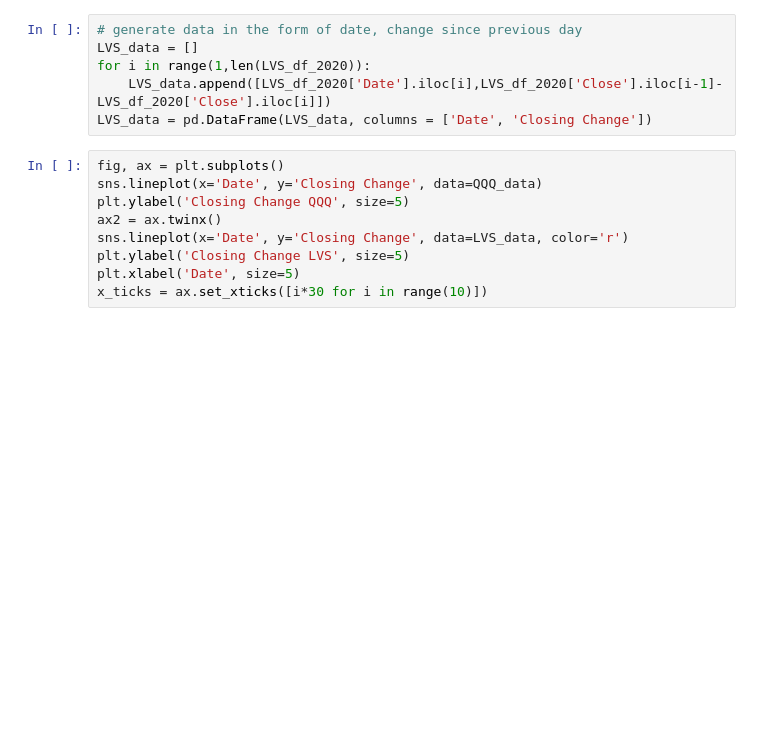
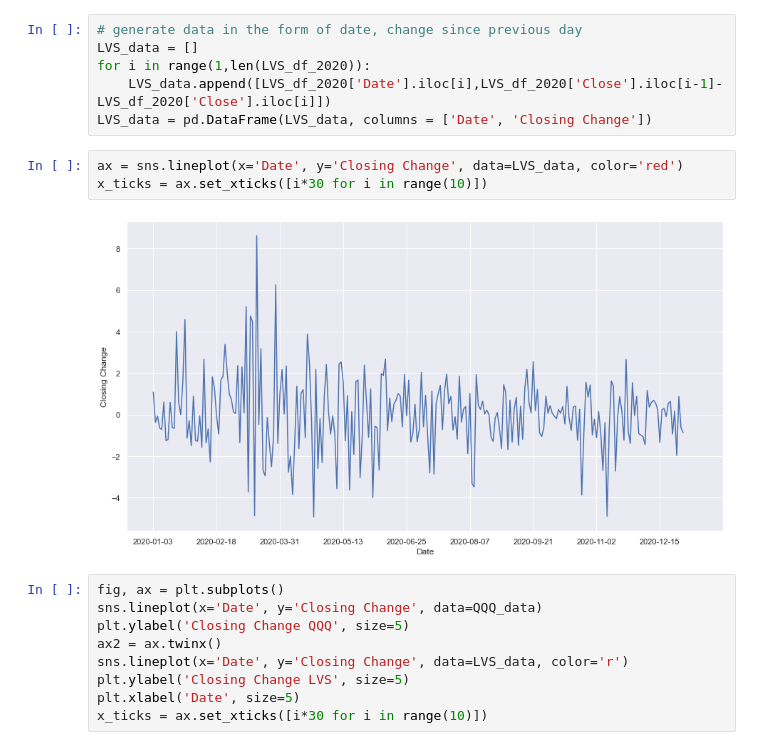
Before and after one commit to cpozuelos1/COGS_108_Final_Project, a Jupyter notebook: EDACheckpointGroup071-Wi22.ipynb, the cells around one changed output. Saved outputs shown, nothing was run; the diff lists cells and outputs as text; blank space fills up the shorter version.

Commit message:
updated LVS graph

```diff
--- a/EDACheckpointGroup071-Wi22.ipynb
+++ b/EDACheckpointGroup071-Wi22.ipynb
@@ -324,6 +324,11 @@ LVS_data = []
 for i in range(1,len(LVS_df_2020)):
     LVS_data.append([LVS_df_2020['Date'].iloc[i],LVS_df_2020['Close'].iloc[i-1]-LVS_df_2020['Close'].iloc[i]])
 LVS_data = pd.DataFrame(LVS_data, columns = ['Date', 'Closing Change'])
+# %%
+ax = sns.lineplot(x='Date', y='Closing Change', data=LVS_data, color='red')
+x_ticks = ax.set_xticks([i*30 for i in range(10)])
+# %% [output]
+[figure, added]
 # %%
 fig, ax = plt.subplots()
 sns.lineplot(x='Date', y='Closing Change', data=QQQ_data)
```
